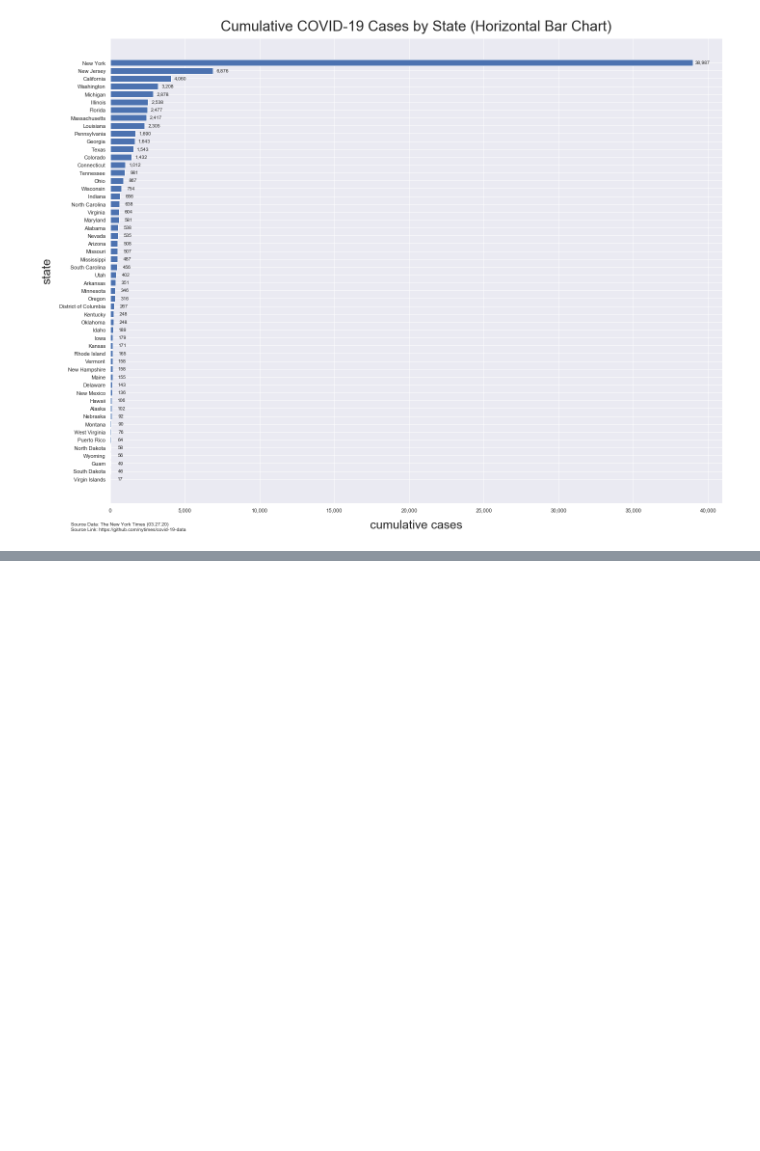
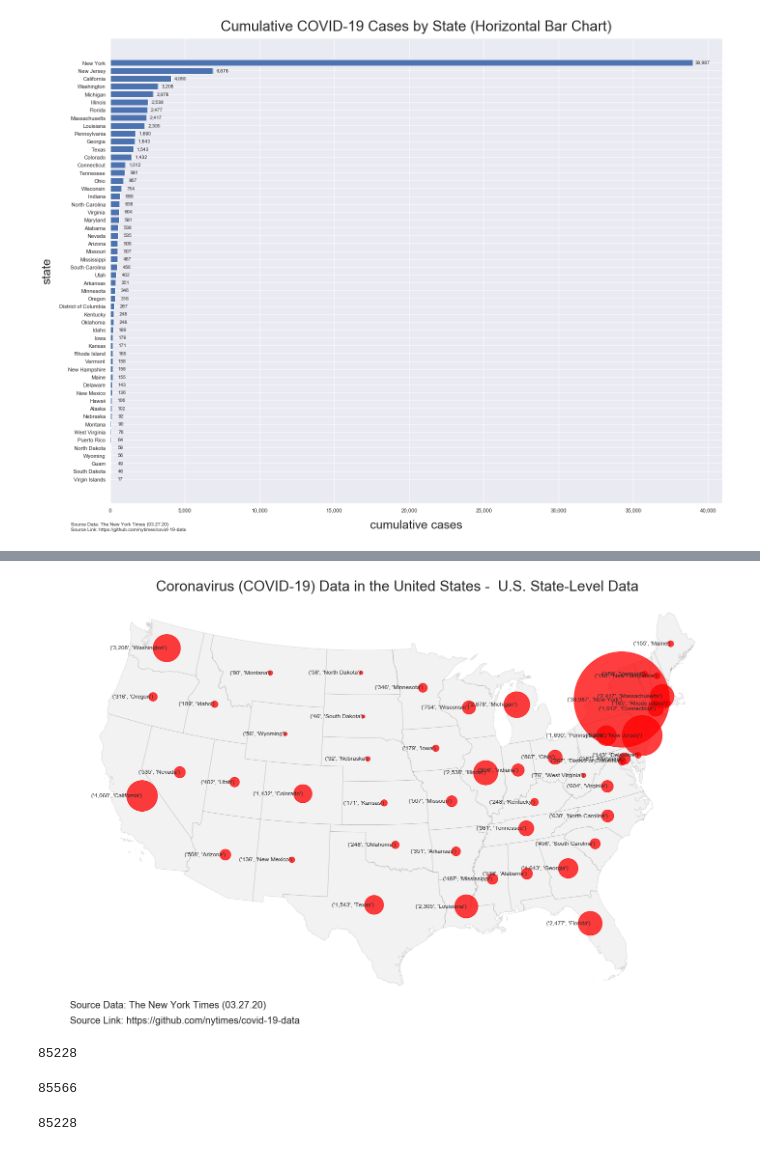
Before and after one commit to mebauer/covid-19-states, a Jupyter notebook: covid-19-data.ipynb, the cells around one changed output, grey strips where cells are left out. Cells and saved outputs as stored; diff of their text form; code cells hidden in the pictures; blank space fills up the shorter version.

```diff
--- a/covid-19-data.ipynb
+++ b/covid-19-data.ipynb
@@ -455,0 +528,6 @@ bar.to_csv('data/us-states-grouped-states-032720.csv')
+# %%
+states_shape_cases['point'] = states_shape_cases['geometry'].centroid
+state_points = states_shape_cases[['point', 'NAME', 'cases']]
+state_points = state_points.set_geometry('point')
+state_points['coords'] = state_points['point'].apply(lambda x: x.representative_point().coords[:])
+state_points['coords'] = [state_points[0] for state_points in state_points['coords']]
@@ -455,0 +543,35 @@ bar.to_csv('data/us-states-grouped-states-032720.csv')
+# %%
+fig, ax = plt.subplots(figsize=(20,15))
+
+states_shape_cases.plot(ax=ax, color='gray', edgecolor='black', alpha=.1)
+state_points.plot(ax=ax, color='red', markersize=state_points['cases'], alpha=.5)
+
+state_points.plot(ax=ax, color='red', markersize=state_points['cases'], alpha=.5)
+for idx, row in state_points.iterrows():
+    plt.annotate(s=('{:,}'.format(row['cases']), row['NAME']), xy=row['coords'],
+                 horizontalalignment='right', va='center')
+
+txt = ("Source Data: The New York Times (03.27.20)")
+txt2 = ('Source Link: https://github.com/nytimes/covid-19-data')
+plt.figtext(0.05, 0.1, txt, wrap=True, horizontalalignment='left', fontsize=20)
+plt.figtext(0.05, 0.07, txt2, wrap=True, horizontalalignment='left', fontsize=20)
+
+ax.set_title('Coronavirus (COVID-19) Data in the United States -  U.S. State-Level Data', fontsize=30)
+plt.axis('off')
+plt.tight_layout()
+plt.savefig('figures/nyt-covid-19-data-state-map-032720')
+# %% [output]
+[figure, added]
+# %%
+state_points.cases.sum()
+# %% [output]
+85228
+# %%
+bar.cases.sum()
+# %% [output]
+85566
+# %%
+delete_states = ['Alaska', 'Hawaii', 'Puerto Rico', 'Guam', 'Virgin Islands']
+bar.loc[~bar['state'].isin(delete_states)].cases.sum()
+# %% [output]
+85228
```
Also changed, not shown: parts of 11 cells of this notebook, 11 other files.
